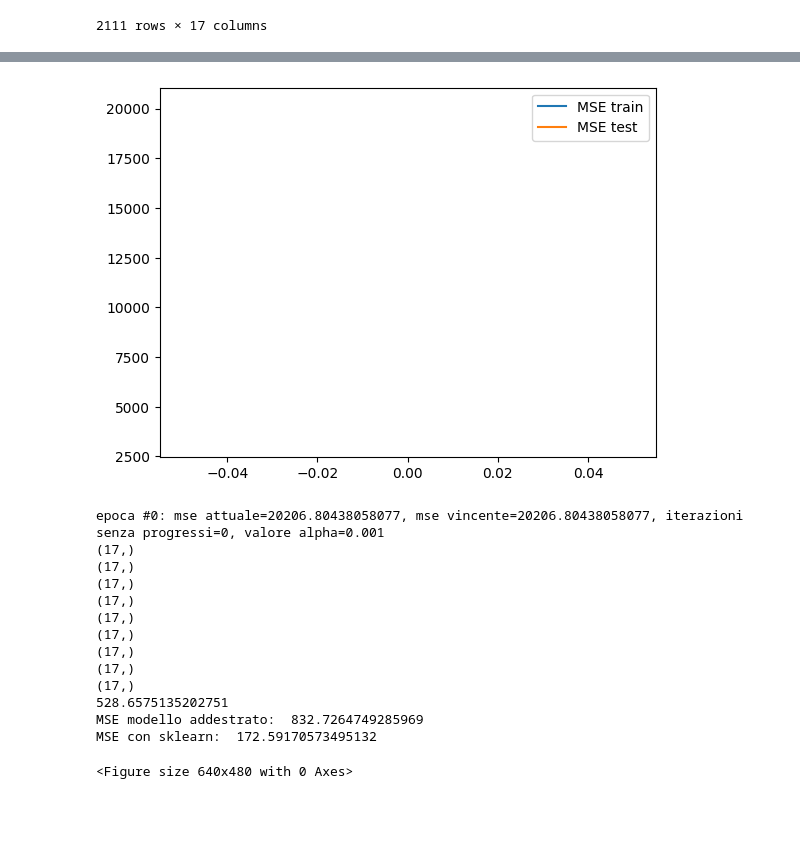
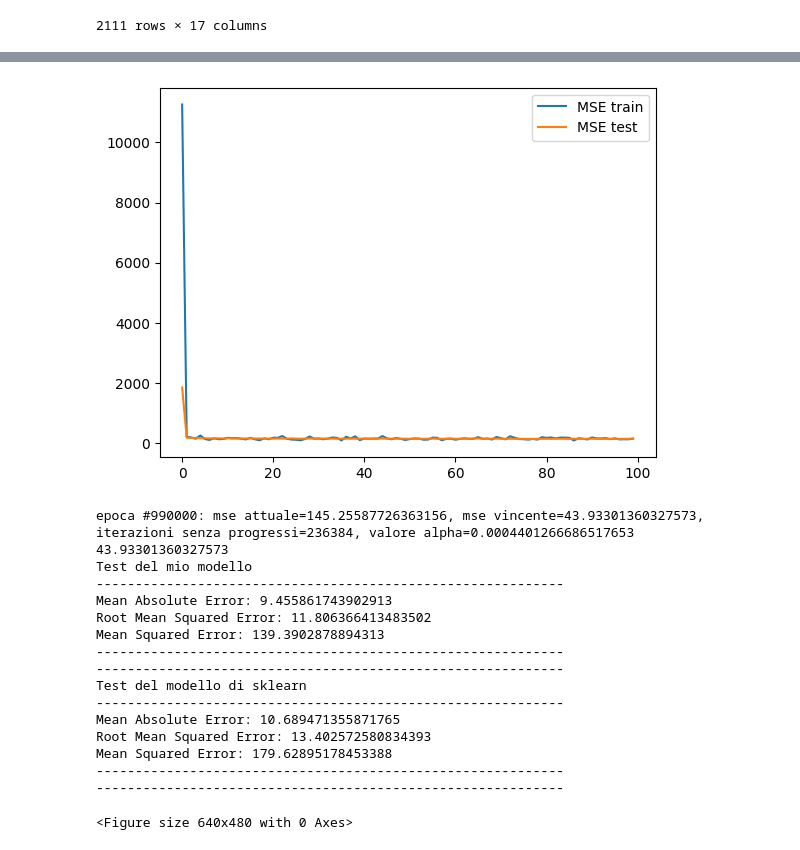
Before and after one commit to FedeSanta777/AIFundamentals, a Jupyter notebook: Copia_di_Homework_Fondamenti_di_IA_AA_2023_24.ipynb, the cells around one changed output, grey strips where cells are left out. Cells and saved outputs as stored; diff of their text form; code cells hidden in the pictures; blank space fills up the shorter version.

Commit message:
Homework Terminato

```diff
--- a/Copia_di_Homework_Fondamenti_di_IA_AA_2023_24.ipynb
+++ b/Copia_di_Homework_Fondamenti_di_IA_AA_2023_24.ipynb
@@ -662,9 +674,8 @@ AUC:  0.9046448087431694
 # %%
-# # Task 3 Homework: Gradient Descent
+# Task 3: Gradient Descent
 
 from IPython.display import clear_output
 from sklearn.linear_model import SGDRegressor
-from sklearn.metrics import mean_squared_error
 
 # Preparazione dataset di test e di training
 
@@ -713,8 +724,8 @@ w=np.random.randn(X_gradient.shape[1])
 
 # iperparametri usati per gestire il comportamento del training
 alpha = 0.001
-epochs = 10
-minibatchDim = 20
+epochs = 1000000
+minibatchDim = 60
 countNoProgressEpoch = 0
 limitNoProgressEpoch = 500000
 mseWinner = -1
@@ -749,7 +760,7 @@ for i in range(epochs):
     h_w=np.dot(mini_X_gradient,w)
     h_w = h_w.ravel()
 
-    mse = MSE(mini_Y_gradient,h_w)
+    mse = np.mean((mini_Y_gradient-h_w)**2)
 
     # controllo se l'mse è il minore mai trovato
     if(mseWinner==-1):
@@ -777,7 +788,6 @@ for i in range(epochs):
     errors = h_w - mini_Y_gradient
     errors = errors.ravel()
     gradient = np.dot(Xt_gradient, errors) / mini_Y_gradient.shape[0]
-    print(gradient.shape)
     w=w.ravel()
 
     # Aggiornamento dei pesi
@@ -792,7 +802,7 @@ for i in range(epochs):
 
         # Calcolo mse con il dataset di test
         # (SOLO PER PLOT NON INTERFERISCE COL TRAINING)
-        mseSGD = MSE(h_w_test,Y_gradient_test)
+        mseSGD = np.mean((h_w_test-Y_gradient_test)**2)
         mse_test_list.append(mseSGD)
 
         # Pulisco l'output corrente
@@ -807,52 +817,54 @@ for i in range(epochs):
 
         # Mostra il grafico
         display(plt.gcf())
         plt.clf()
 
         print("epoca #{}: mse attuale={}, mse vincente={}, iterazioni senza progressi={}, valore alpha={}".format(i,mse,mseWinner,countNoProgressEpoch,alpha))
 
 print(mseWinner)
 
 # Calcolo dell'MSE con il modello addestrato
 h_w=np.dot(X_gradient_test,winnerW)
 h_w = h_w.ravel()
 
-mseSGD = MSE(h_w,Y_gradient_test)
-print("MSE modello addestrato: ", mseSGD)
+
+print("Test del mio modello")
+test_regression(Y_gradient_test, h_w)
 
 # Creazione del modello
 model = SGDRegressor(max_iter=1000000, learning_rate='invscaling', eta0=0.001)
 
 # Preparazione dei dati per il training di sklearn
 X_train = X_gradient
 y_train = Y_gradient.ravel()
 
 X_test = X_gradient_test
 y_test = Y_gradient_test
 
 # Addestramento del modello
 model.fit(X_train, y_train)
 
 # Predizione dei risultati del test set
-y_pred = model.predict(X_test)
+y_pred_sgd = y_pred = model.predict(X_test)
 
-# Calcolo dell'MSE
-mseSklearn = mean_squared_error(y_test, y_pred)
-
-print("MSE con sklearn: ", mseSklearn)
+print("Test del modello di sklearn")
+test_regression(y_test, y_pred)
 # %% [output]
-[figure, old version]
+[figure, new version]
-epoca #0: mse attuale=20206.80438058077, mse vincente=20206.80438058077, iterazioni senza progressi=0, valore alpha=0.001
-(17,)
-(17,)
-(17,)
-(17,)
-(17,)
-(17,)
-(17,)
-(17,)
-(17,)
-528.6575135202751
-MSE modello addestrato:  832.7264749285969
-MSE con sklearn:  172.59170573495132
+epoca #990000: mse attuale=145.25587726363156, mse vincente=43.93301360327573, iterazioni senza progressi=236384, valore alpha=0.0004401266686517653
+43.93301360327573
+Test del mio modello
+------------------------------------------------------------
+Mean Absolute Error: 9.455861743902913
+Root Mean Squared Error: 11.806366413483502
+Mean Squared Error: 139.3902878894313
+------------------------------------------------------------
+------------------------------------------------------------
+Test del modello di sklearn
+------------------------------------------------------------
+Mean Absolute Error: 10.689471355871765
+Root Mean Squared Error: 13.402572580834393
+Mean Squared Error: 179.62895178453388
+------------------------------------------------------------
+------------------------------------------------------------
 <Figure size 640x480 with 0 Axes>
```
Also changed, not shown: parts of 23 cells of this notebook.
